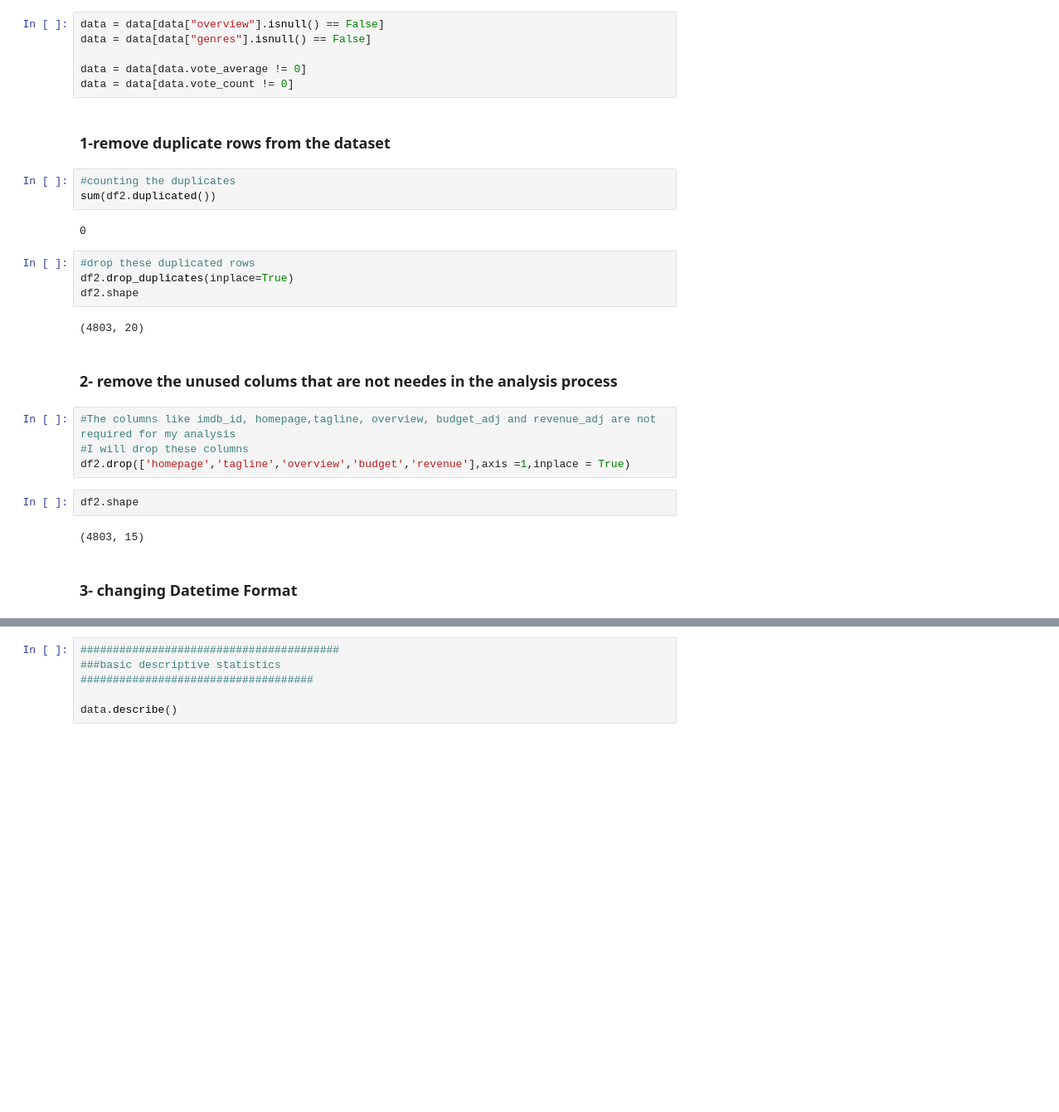
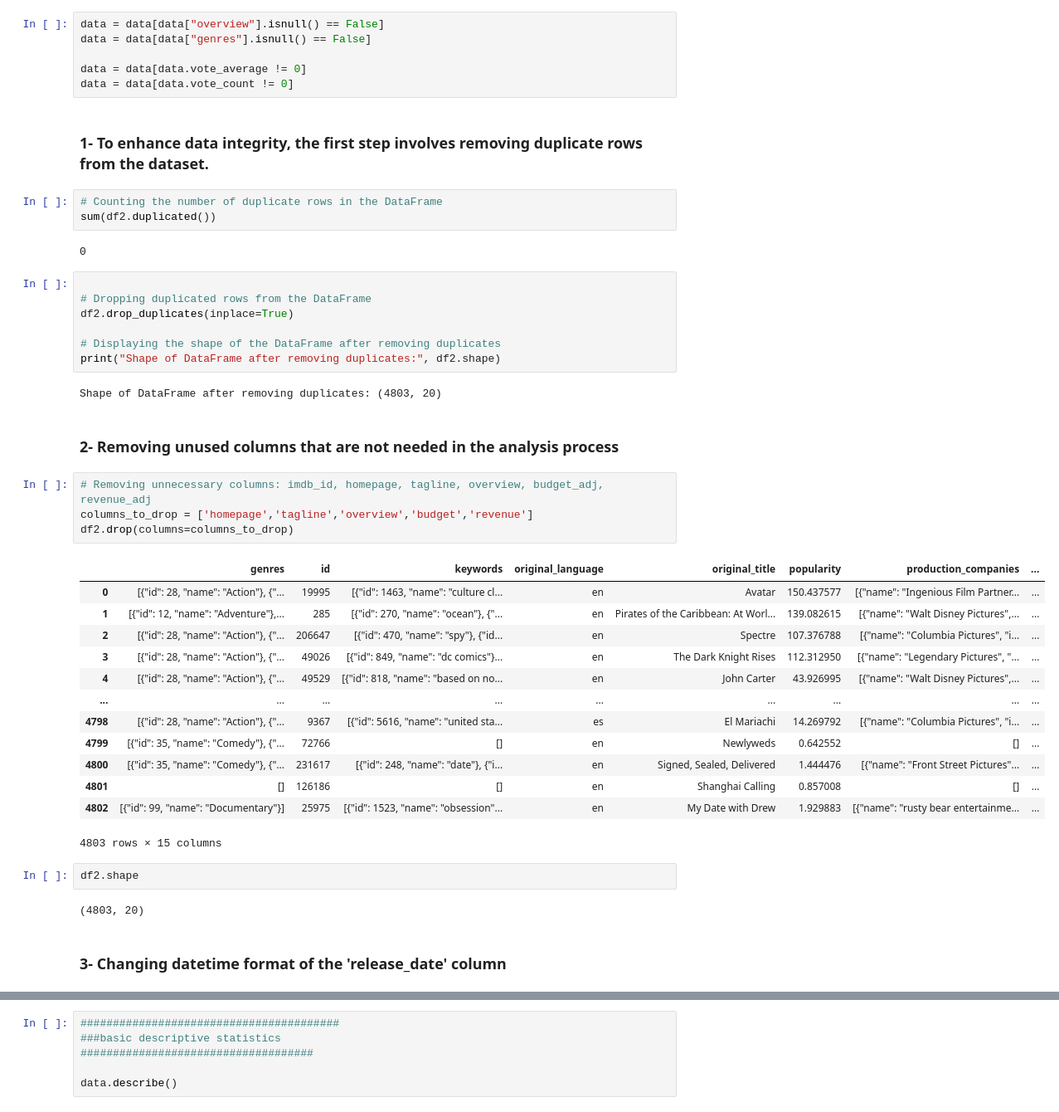
Before and after one commit to hieuCM2895/Analytics, a Jupyter notebook: Investigate_a_Dataset.ipynb, the cells around one changed output, grey strips where cells are left out. Shown: that part at 83% size. Saved outputs shown, nothing was run; the diff lists cells and outputs as text; blank space fills up the shorter version.

```diff
--- a/Investigate_a_Dataset.ipynb
+++ b/Investigate_a_Dataset.ipynb
@@ -131,30 +135,47 @@ data = data[data["genres"].isnull() == False]
 data = data[data.vote_average != 0]
 data = data[data.vote_count != 0]
 # %% [markdown]
-### 1-remove duplicate rows from the dataset
+### 1- To enhance data integrity, the first step involves removing duplicate rows from the dataset.
 # %%
-#counting the duplicates
+# Counting the number of duplicate rows in the DataFrame
 sum(df2.duplicated())
 # %% [output]
 0
 # %%
-#drop these duplicated rows
+
+# Dropping duplicated rows from the DataFrame
 df2.drop_duplicates(inplace=True)
-df2.shape
+
+# Displaying the shape of the DataFrame after removing duplicates
+print("Shape of DataFrame after removing duplicates:", df2.shape)
 # %% [output]
-(4803, 20)
+Shape of DataFrame after removing duplicates: (4803, 20)
 # %% [markdown]
-### 2- remove the unused colums that are not needes in the analysis process
+### 2- Removing unused columns that are not needed in the analysis process
 # %%
-#The columns like imdb_id, homepage,tagline, overview, budget_adj and revenue_adj are not required for my analysis
-#I will drop these columns
-df2.drop(['homepage','tagline','overview','budget','revenue'],axis =1,inplace = True)
+# Removing unnecessary columns: imdb_id, homepage, tagline, overview, budget_adj, revenue_adj
+columns_to_drop = ['homepage','tagline','overview','budget','revenue']
+df2.drop(columns=columns_to_drop)
+# %% [output]
+|  | genres | id | keywords | original_language | original_title | popularity | production_companies | ... |
+| 0 | [{"id": 28, "name": "Action"}, {"... | 19995 | [{"id": 1463, "name": "culture cl... | en | Avatar | 150.437577 | [{"name": "Ingenious Film Partner... | ... |
+| 1 | [{"id": 12, "name": "Adventure"},... | 285 | [{"id": 270, "name": "ocean"}, {"... | en | Pirates of the Caribbean: At Worl... | 139.082615 | [{"name": "Walt Disney Pictures",... | ... |
+| 2 | [{"id": 28, "name": "Action"}, {"... | 206647 | [{"id": 470, "name": "spy"}, {"id... | en | Spectre | 107.376788 | [{"name": "Columbia Pictures", "i... | ... |
+| 3 | [{"id": 28, "name": "Action"}, {"... | 49026 | [{"id": 849, "name": "dc comics"}... | en | The Dark Knight Rises | 112.312950 | [{"name": "Legendary Pictures", "... | ... |
+| 4 | [{"id": 28, "name": "Action"}, {"... | 49529 | [{"id": 818, "name": "based on no... | en | John Carter | 43.926995 | [{"name": "Walt Disney Pictures",... | ... |
+| ... | ... | ... | ... | ... | ... | ... | ... | ... |
+| 4798 | [{"id": 28, "name": "Action"}, {"... | 9367 | [{"id": 5616, "name": "united sta... | es | El Mariachi | 14.269792 | [{"name": "Columbia Pictures", "i... | ... |
+| 4799 | [{"id": 35, "name": "Comedy"}, {"... | 72766 | [] | en | Newlyweds | 0.642552 | [] | ... |
+| 4800 | [{"id": 35, "name": "Comedy"}, {"... | 231617 | [{"id": 248, "name": "date"}, {"i... | en | Signed, Sealed, Delivered | 1.444476 | [{"name": "Front Street Pictures"... | ... |
+| 4801 | [] | 126186 | [] | en | Shanghai Calling | 0.857008 | [] | ... |
+| 4802 | [{"id": 99, "name": "Documentary"}] | 25975 | [{"id": 1523, "name": "obsession"... | en | My Date with Drew | 1.929883 | [{"name": "rusty bear entertainme... | ... |
+4803 rows × 15 columns
 # %%
 df2.shape
 # %% [output]
-(4803, 15)
+(4803, 20)
-# %% [markdown]
-### 3- changing Datetime Format
+# %% [markdown]
+### 3- Changing datetime format of the 'release_date' column
 # %%
 #the the given in the dataset is in string format.
 #So we need to change this in datetime format
```
Also changed, not shown: parts of 35 cells of this notebook, 1 other file.
